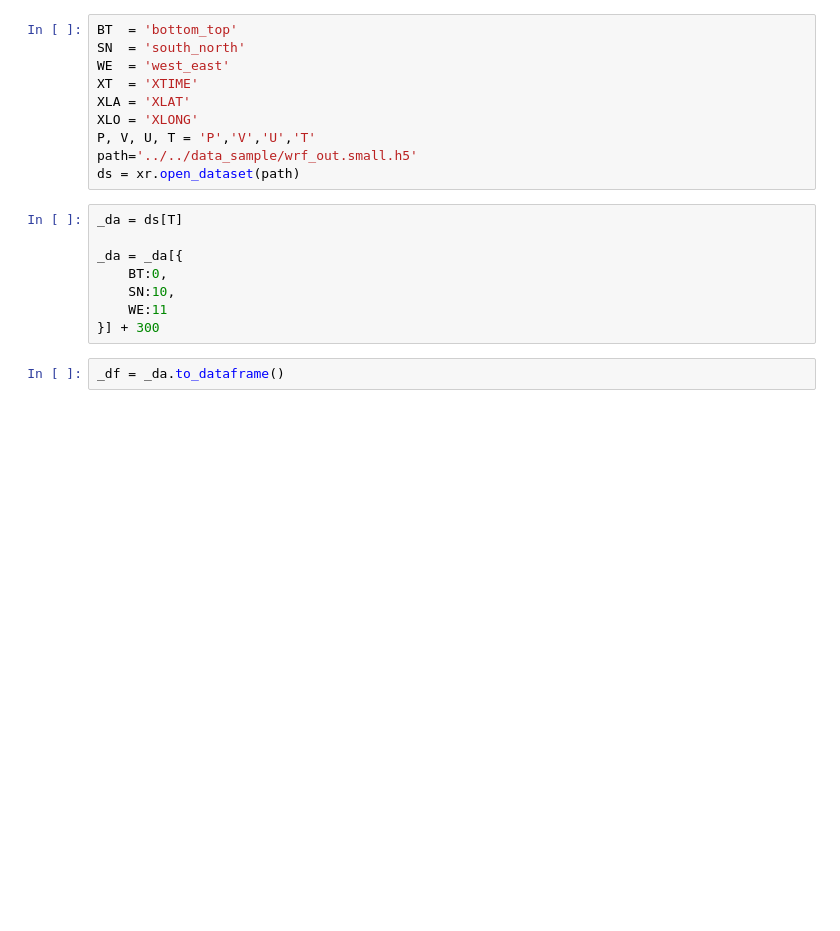
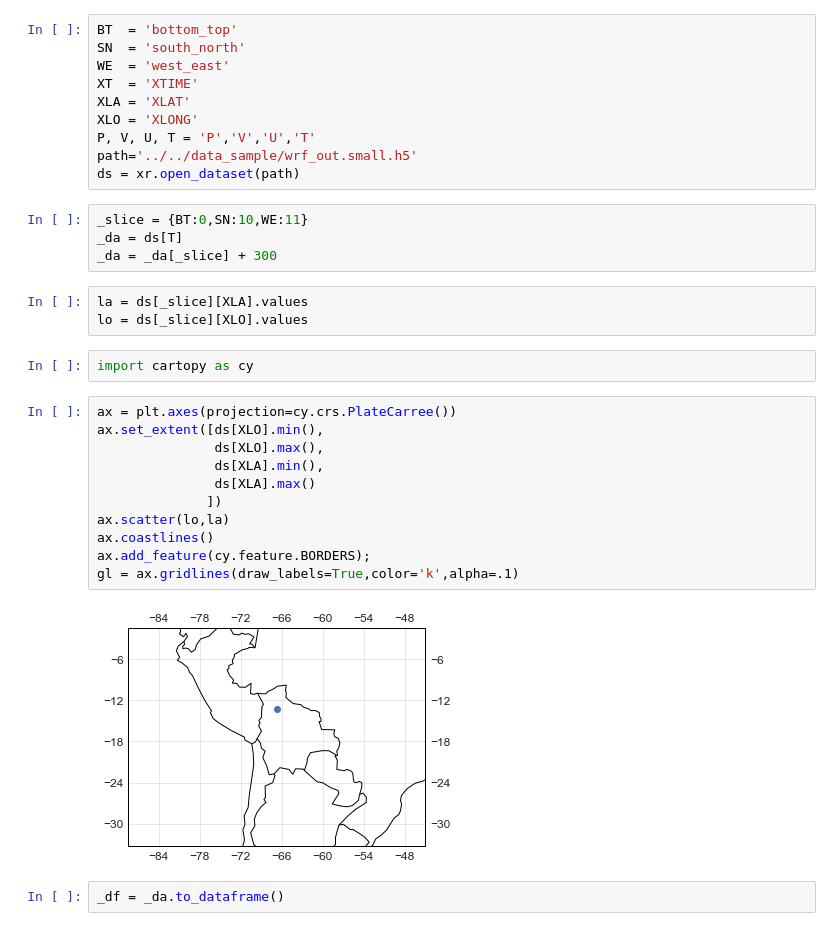
Before and after one commit to daliagachc/negi-stuff, a Jupyter notebook: negi_stuff/presentations/intro_jlab/03-explore-time.ipynb, the cells around one changed output. Saved outputs shown, nothing was run; the diff lists cells and outputs as text; blank space fills up the shorter version.

```diff
--- a/negi_stuff/presentations/intro_jlab/03-explore-time.ipynb
+++ b/negi_stuff/presentations/intro_jlab/03-explore-time.ipynb
@@ -17,13 +17,27 @@ P, V, U, T = 'P','V','U','T'
 path='../../data_sample/wrf_out.small.h5'
 ds = xr.open_dataset(path)
 # %%
+_slice = {BT:0,SN:10,WE:11}
 _da = ds[T]
-
-_da = _da[{
-    BT:0,
-    SN:10,
-    WE:11
-}] + 300
+_da = _da[_slice] + 300
+# %%
+la = ds[_slice][XLA].values
+lo = ds[_slice][XLO].values
+# %%
+import cartopy as cy
+# %%
+ax = plt.axes(projection=cy.crs.PlateCarree())
+ax.set_extent([ds[XLO].min(),
+               ds[XLO].max(),
+               ds[XLA].min(),
+               ds[XLA].max()
+              ])
+ax.scatter(lo,la)
+ax.coastlines()
+ax.add_feature(cy.feature.BORDERS);
+gl = ax.gridlines(draw_labels=True,color='k',alpha=.1)
+# %% [output]
+[figure, added]
 # %%
 _df = _da.to_dataframe()
 # %%
```
Also changed, not shown: parts of 13 cells of this notebook, 5 other files.
